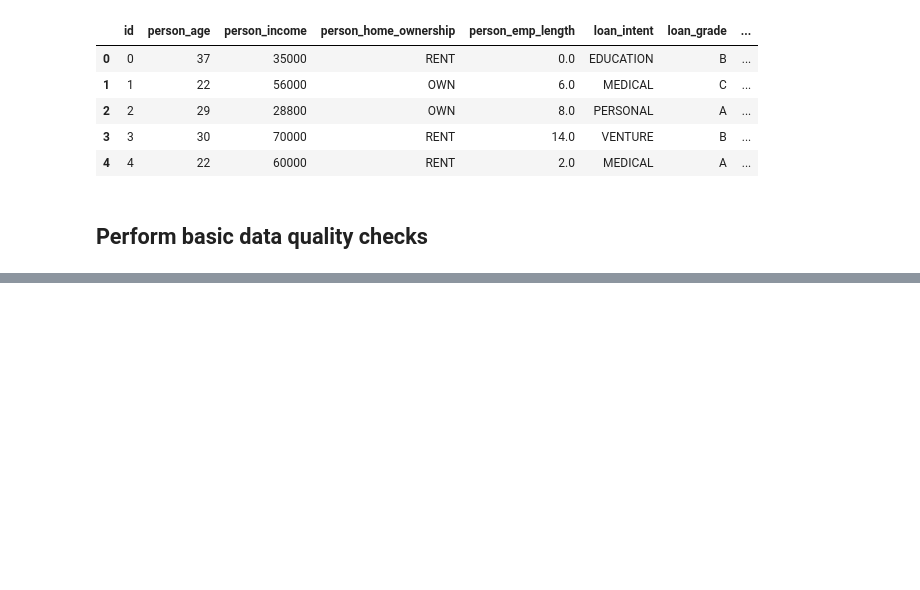
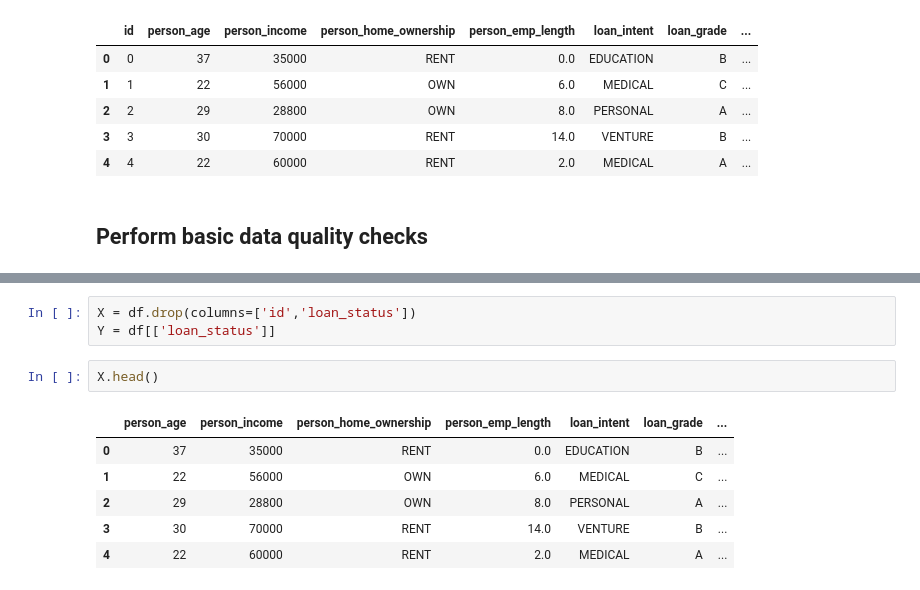
Before and after one commit to PrarthanaShende/Machine-Learning, a Jupyter notebook: Ensemble Methods/Ensemble Methods.ipynb, the cells around one changed output, grey strips where cells are left out. Cells and saved outputs as stored; diff of their text form; blank space fills up the shorter version.

```diff
--- a/Ensemble Methods/Ensemble Methods.ipynb
+++ b/Ensemble Methods/Ensemble Methods.ipynb
@@ -24,0 +98,12 @@ df.head()
+# %%
+X = df.drop(columns=['id','loan_status'])
+Y = df[['loan_status']]
+# %%
+X.head()
+# %% [output]
+|  | person_age | person_income | person_home_ownership | person_emp_length | loan_intent | loan_grade | ... |
+| 0 | 37 | 35000 | RENT | 0.0 | EDUCATION | B | ... |
+| 1 | 22 | 56000 | OWN | 6.0 | MEDICAL | C | ... |
+| 2 | 29 | 28800 | OWN | 8.0 | PERSONAL | A | ... |
+| 3 | 30 | 70000 | RENT | 14.0 | VENTURE | B | ... |
+| 4 | 22 | 60000 | RENT | 2.0 | MEDICAL | A | ... |
```
Also changed, not shown: parts of 47 cells of this notebook.
